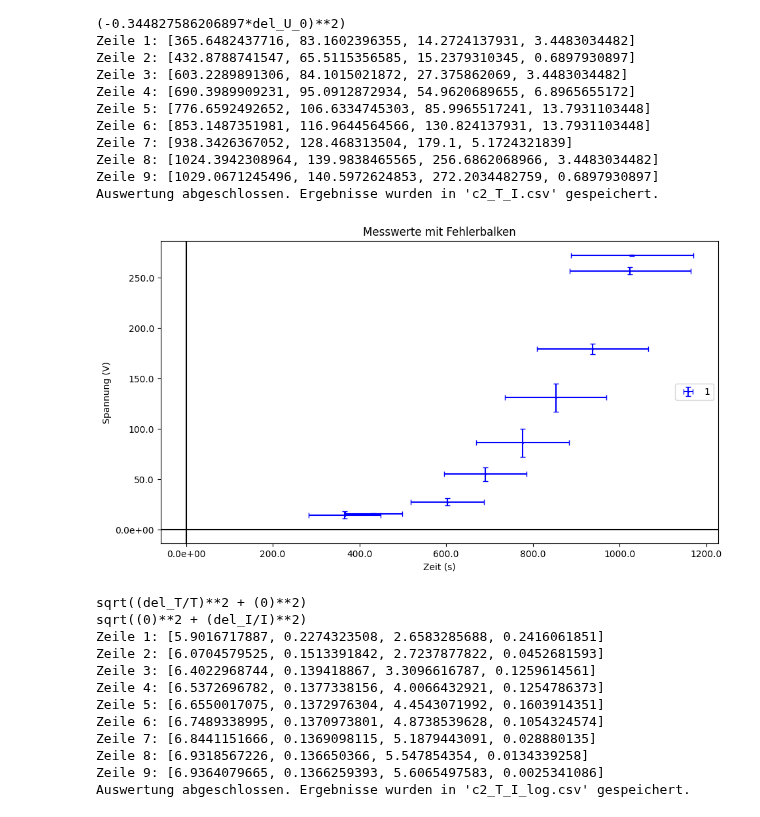
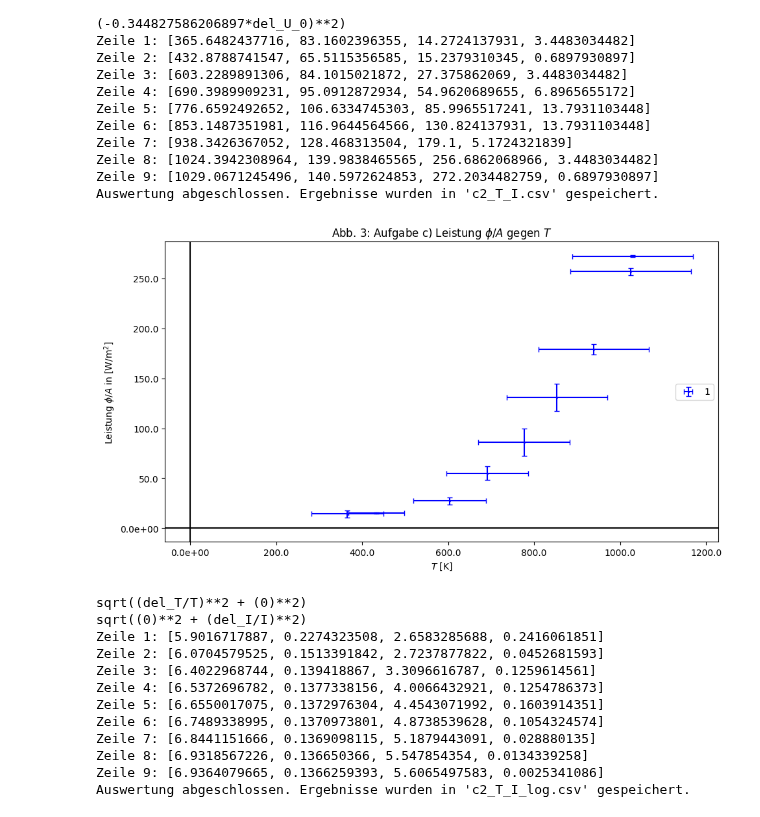
Before and after one commit to Patrixon0/data-analysis-plotting-tool, a Jupyter notebook: P3/Theo_Patrick/372/372_main.ipynb, the cells around one changed output. Cells and saved outputs as stored; diff of their text form; code cells hidden in the pictures.

```diff
--- a/P3/Theo_Patrick/372/372_main.ipynb
+++ b/P3/Theo_Patrick/372/372_main.ipynb
@@ -284,34 +284,34 @@ Auswertung abgeschlossen. Ergebnisse wurden in 'c2_T_I.csv' gespeichert.
 # %%
 # phi/A gegen T zur Kontrolle
 
 geraden_fit(
     exp_nr='',
     file_n='c2_T_I.csv',
-    # title=r'Abb. 3: Aufgabe c) Leistung $\phi / A$ gegen $1/r^3$',
-    # y_label=r'Leistung $\phi / A$ in [$\text{W} / \text{m}^2$]',
-    # x_label=r'$r^{-3}$ [$\text{mm}^{-3}$]',
+    title=r'Abb. 3: Aufgabe c) Leistung $\phi / A$ gegen $T$',
+    y_label=r'Leistung $\phi / A$ in [$\text{W} / \text{m}^2$]',
+    x_label=r'$T$ [K]',
     # save=True,
     length=11,
     height=6,
     # x_axis=0,
     # y_axis=0,
     # x_major_ticks=50,   # Hauptticks alle 10 Einheiten
     # x_minor_ticks=10,    # Nebenticks alle 1 Einheit
     # y_major_ticks=0.2,
     # y_minor_ticks=0.05,
     legendlocation='best',
     # y_labels=['Messung'],  # Provide labels for each dataset
     # y_markers=['o'],       # Optional: specify markers
     y_colors=['blue'], # Optional: specify colors
     x_decimal_places=0,
     y_decimal_places=1,
     plot_errors =  True,
     size = 1.3,
     plot_x_inter = False,
     linear_fit=False
 )
 # %% [output]
-[figure, old version]
+[figure, new version]
 # %%
 # log anwenden
 
```
Also changed, not shown: parts of 3 cells of this notebook, 3 other files.
